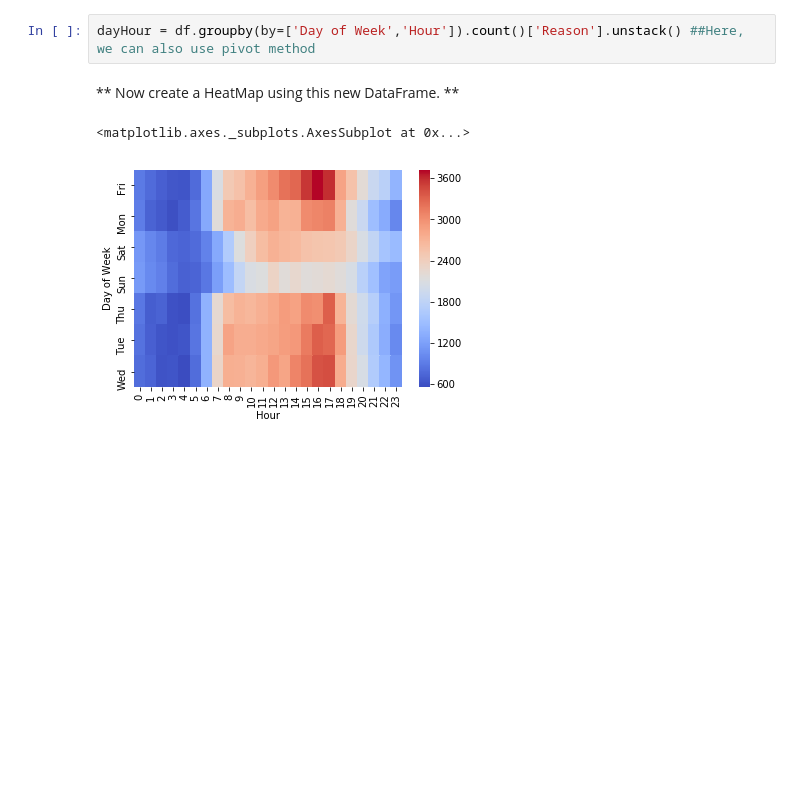
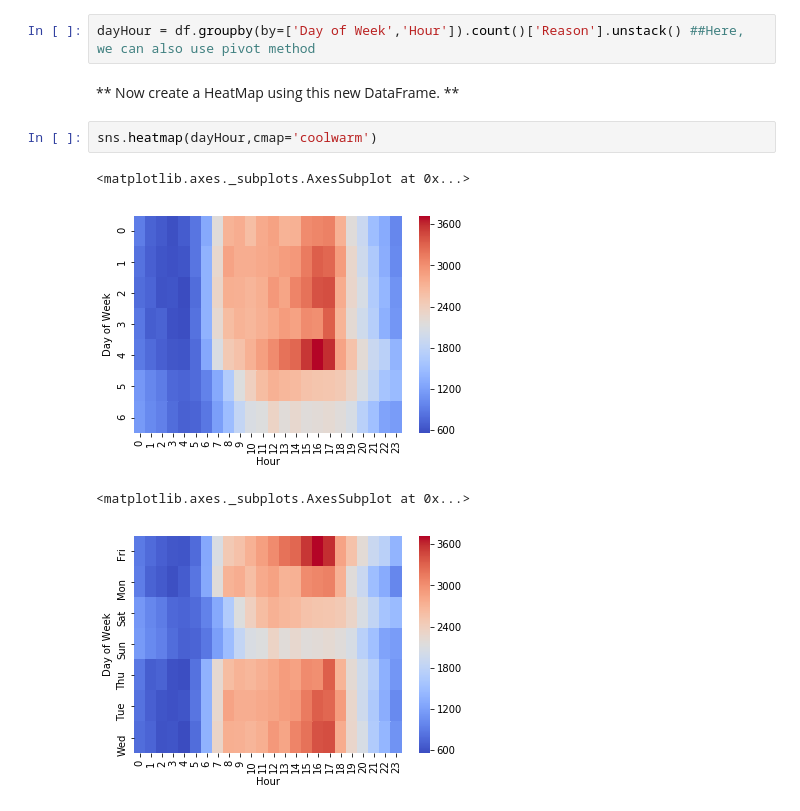
Before and after one commit to miteshmakhija/clone_demo, a Jupyter notebook: 911CallsDataProject-Overview.ipynb, the cells around one changed output. Saved outputs shown, nothing was run; the diff lists cells and outputs as text; blank space fills up the shorter version.

```diff
--- a/911CallsDataProject-Overview.ipynb
+++ b/911CallsDataProject-Overview.ipynb
@@ -308,6 +341,11 @@ There are lots of ways to do this, but let's try to combine groupby with an [uns
 dayHour = df.groupby(by=['Day of Week','Hour']).count()['Reason'].unstack() ##Here, we can also use pivot method
 # %% [markdown]
 ** Now create a HeatMap using this new DataFrame. **
+# %%
+sns.heatmap(dayHour,cmap='coolwarm')
+# %% [output]
+<matplotlib.axes._subplots.AxesSubplot at 0x...>
+[figure, added]
 # %%
 # %% [output]
 <matplotlib.axes._subplots.AxesSubplot at 0x...>
```
Also changed, not shown: parts of 10 cells of this notebook.
